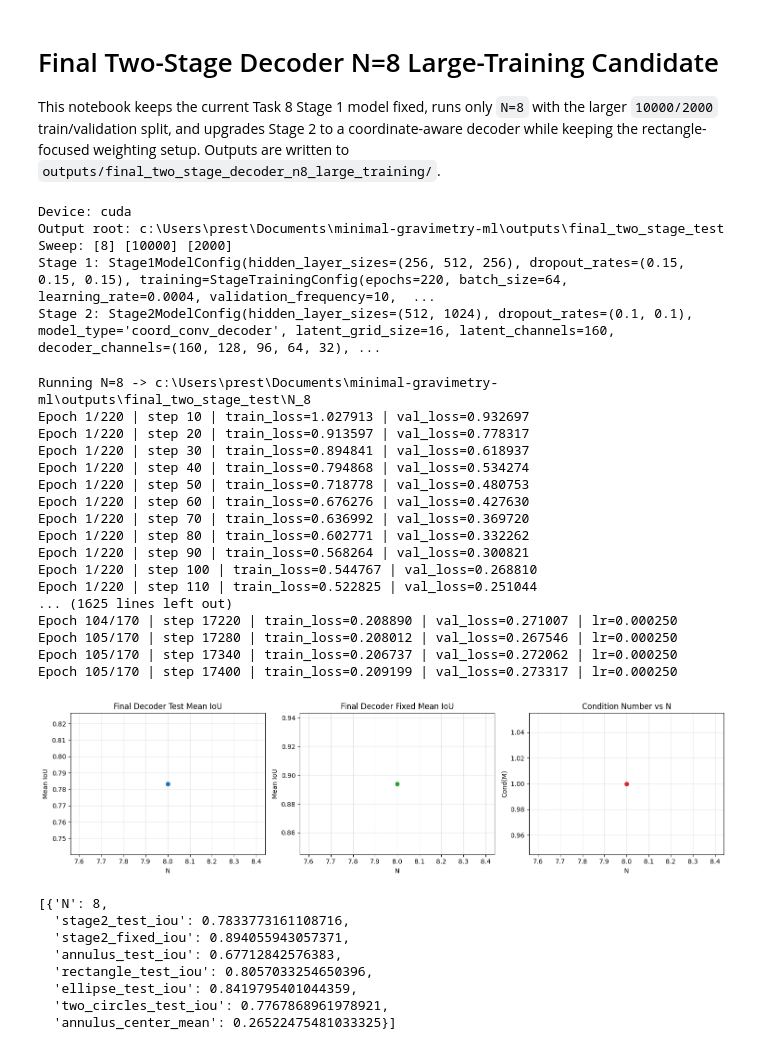
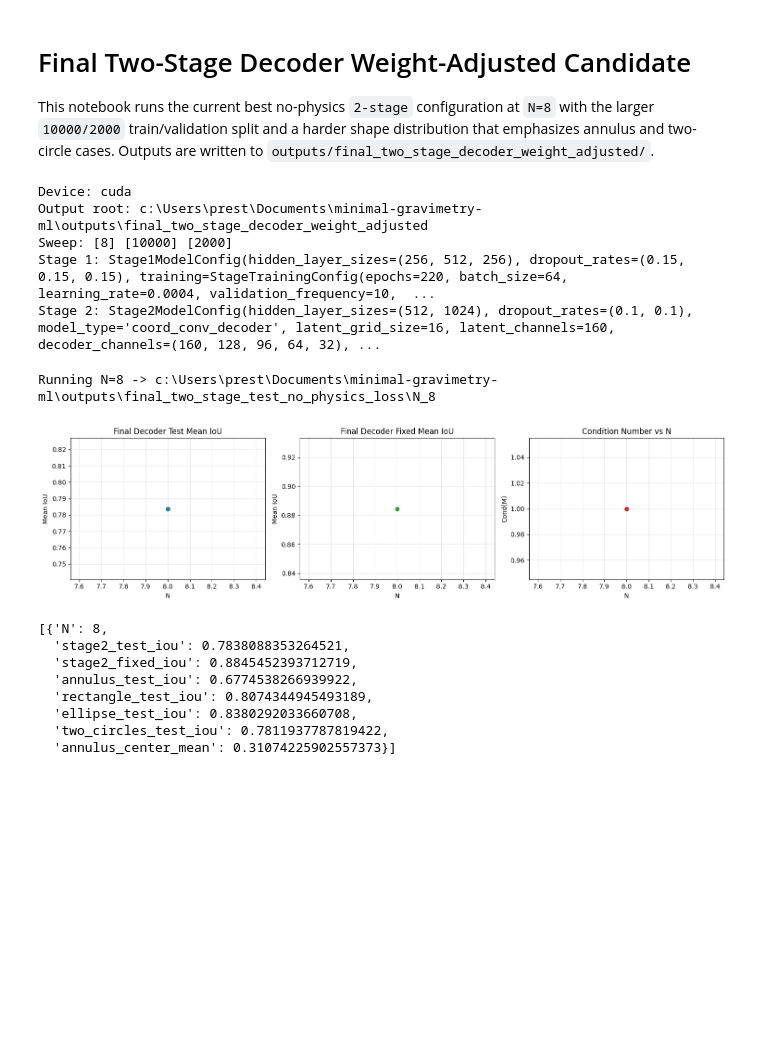
Before and after one commit to Iglooiscool/gravimetry_ml, a Jupyter notebook: notebooks/final candidate/final_two_stage_decoder.ipynb, the cells around one changed output. Cells and saved outputs as stored; diff of their text form; code cells hidden in the pictures; blank space fills up the shorter version.

Commit message:
more test models

```diff
--- a/notebooks/final candidate/final_two_stage_decoder.ipynb
+++ b/notebooks/final candidate/final_two_stage_decoder.ipynb
@@ -1,7 +1,7 @@
 # %% [markdown]
-# Final Two-Stage Decoder N=8 Large-Training Candidate
+# Final Two-Stage Decoder Weight-Adjusted Candidate
 
-This notebook keeps the current Task 8 Stage 1 model fixed, runs only `N=8` with the larger `10000/2000` train/validation split, and upgrades Stage 2 to a coordinate-aware decoder while keeping the rectangle-focused weighting setup. Outputs are written to `outputs/final_two_stage_decoder_n8_large_training/`.
+This notebook runs the current best no-physics `2-stage` configuration at `N=8` with the larger `10000/2000` train/validation split and a harder shape distribution that emphasizes annulus and two-circle cases. Outputs are written to `outputs/final_two_stage_decoder_weight_adjusted/`.
 # %%
 from __future__ import annotations
 
@@ -28,7 +28,7 @@ SEED = 42
 np.random.seed(SEED)
 set_torch_seed(SEED)
 
-OUTPUT_ROOT = ROOT / 'outputs' / 'final_two_stage_test'
+OUTPUT_ROOT = ROOT / 'outputs' / 'final_two_stage_decoder_weight_adjusted'
 OUTPUT_ROOT.mkdir(parents=True, exist_ok=True)
 
 N_values = [8]
@@ -43,13 +43,12 @@ stage1_config = Stage1ModelConfig(
         batch_size=64,
         learning_rate=0.0004,
         validation_frequency=10,
-        verbose=True,
+        verbose=False,
         early_stopping_patience=12,
         lr_drop_factor=0.5,
         lr_drop_period=60,
         weight_decay=0.00001,
         gradient_clip_norm=1.0,
-        measurement_loss_weight=0.05,
     ),
 )
 
@@ -72,7 +71,7 @@ stage2_config = Stage2ModelConfig(
         batch_size=96,
         learning_rate=0.0005,
         validation_frequency=60,
-        verbose=True,
+        verbose=False,
         early_stopping_patience=24,
         min_epochs=50,
         min_improvement=0.002,
@@ -109,7 +108,7 @@ def plot_history(history: dict, title: str, output_path: Path):
     plt.close(fig)
 # %% [output]
 Device: cuda
-Output root: c:\Users\prest\Documents\minimal-gravimetry-ml\outputs\final_two_stage_test
+Output root: c:\Users\prest\Documents\minimal-gravimetry-ml\outputs\final_two_stage_decoder_weight_adjusted
 Sweep: [8] [10000] [2000]
 Stage 1: Stage1ModelConfig(hidden_layer_sizes=(256, 512, 256), dropout_rates=(0.15, 0.15, 0.15), training=StageTrainingConfig(epochs=220, batch_size=64, learning_rate=0.0004, validation_frequency=10,  ...
 Stage 2: Stage2ModelConfig(hidden_layer_sizes=(512, 1024), dropout_rates=(0.1, 0.1), model_type='coord_conv_decoder', latent_grid_size=16, latent_channels=160, decoder_channels=(160, 128, 96, 64, 32), ...
@@ -127,10 +126,10 @@ def make_run_config(index: int, n_value: int) -> TwoStageRunConfig:
         noise_level=0.01,
         seed=SEED + index,
         training_shape_weights=(
-            ('rectangle', 0.30),
-            ('two_circles', 0.30),
-            ('annulus', 0.15),
-            ('ellipse', 0.15),
+            ('two_circles', 0.40),
+            ('annulus', 0.20),
+            ('rectangle', 0.20),
+            ('ellipse', 0.10),
             ('circle', 0.10),
         ),
         model=TwoStageStackConfig(stage1=stage1_config, stage2=stage2_config),
@@ -144,7 +143,7 @@ for index, n_value in enumerate(N_values):
     print(f'Running N={n_value} -> {run_config.run_output_dir}')
     summary = run_two_stage_once(run_config, device=DEVICE)
     plot_history(summary['stage1_history'], 'Task 8 Stage 1', run_config.run_output_dir / 'stage1_losses.png')
-    plot_history(summary['stage2_history'], 'Final Two-Stage Decoder N=8 Large Training', run_config.run_output_dir / 'general_losses.png')
+    plot_history(summary['stage2_history'], 'Final Two-Stage Decoder Weight Adjusted', run_config.run_output_dir / 'general_losses.png')
     sweep_rows.append(summary)
 
 with (OUTPUT_ROOT / 'sweep_summary.json').open('w', encoding='utf-8') as handle:
@@ -158,56 +157,40 @@ fig, axes = plt.subplots(1, 3, figsize=(15, 4))
 axes[0].plot(N_values, test_ious, marker='o')
 axes[0].set_title('Final Decoder Test Mean IoU')
 axes[0].set_xlabel('N')
 axes[0].set_ylabel('Mean IoU')
 axes[0].grid(True, alpha=0.3)
 axes[1].plot(N_values, fixed_ious, marker='o', color='tab:green')
 axes[1].set_title('Final Decoder Fixed Mean IoU')
 axes[1].set_xlabel('N')
 axes[1].set_ylabel('Mean IoU')
 axes[1].grid(True, alpha=0.3)
 axes[2].plot(N_values, condition_numbers, marker='o', color='tab:red')
 axes[2].set_title('Condition Number vs N')
 axes[2].set_xlabel('N')
 axes[2].set_ylabel('Cond(M)')
 axes[2].grid(True, alpha=0.3)
 fig.tight_layout()
 fig.savefig(OUTPUT_ROOT / 'sweep_plots.png', dpi=150, bbox_inches='tight')
 plt.show()
 
 [{
     'N': row['config']['N'],
     'stage2_test_iou': row['metrics']['stage2_test']['mean_iou'],
     'stage2_fixed_iou': row['metrics']['stage2_fixed']['mean_iou'],
     'annulus_test_iou': row['metrics_by_shape']['stage2_test']['annulus']['mean_iou'],
     'rectangle_test_iou': row['metrics_by_shape']['stage2_test']['rectangle']['mean_iou'],
     'ellipse_test_iou': row['metrics_by_shape']['stage2_test']['ellipse']['mean_iou'],
     'two_circles_test_iou': row['metrics_by_shape']['stage2_test']['two_circles']['mean_iou'],
     'annulus_center_mean': row['diagnostics']['annulus_center']['predicted_coefficients']['center_mean_probability'],
 } for row in sweep_rows]
 # %% [output]
-Running N=8 -> c:\Users\prest\Documents\minimal-gravimetry-ml\outputs\final_two_stage_test\N_8
-Epoch 1/220 | step 10 | train_loss=1.027913 | val_loss=0.932697
-Epoch 1/220 | step 20 | train_loss=0.913597 | val_loss=0.778317
-Epoch 1/220 | step 30 | train_loss=0.894841 | val_loss=0.618937
-Epoch 1/220 | step 40 | train_loss=0.794868 | val_loss=0.534274
-Epoch 1/220 | step 50 | train_loss=0.718778 | val_loss=0.480753
-Epoch 1/220 | step 60 | train_loss=0.676276 | val_loss=0.427630
-Epoch 1/220 | step 70 | train_loss=0.636992 | val_loss=0.369720
-Epoch 1/220 | step 80 | train_loss=0.602771 | val_loss=0.332262
-Epoch 1/220 | step 90 | train_loss=0.568264 | val_loss=0.300821
-Epoch 1/220 | step 100 | train_loss=0.544767 | val_loss=0.268810
-Epoch 1/220 | step 110 | train_loss=0.522825 | val_loss=0.251044
-... (1625 lines left out)
-Epoch 104/170 | step 17220 | train_loss=0.208890 | val_loss=0.271007 | lr=0.000250
-Epoch 105/170 | step 17280 | train_loss=0.208012 | val_loss=0.267546 | lr=0.000250
-Epoch 105/170 | step 17340 | train_loss=0.206737 | val_loss=0.272062 | lr=0.000250
-Epoch 105/170 | step 17400 | train_loss=0.209199 | val_loss=0.273317 | lr=0.000250
+Running N=8 -> c:\Users\prest\Documents\minimal-gravimetry-ml\outputs\final_two_stage_test_no_physics_loss\N_8
-[figure, old version]
+[figure, new version]
 [{'N': 8,
-  'stage2_test_iou': 0.7833773161108716,
-  'stage2_fixed_iou': 0.894055943057371,
-  'annulus_test_iou': 0.67712842576383,
-  'rectangle_test_iou': 0.8057033254650396,
-  'ellipse_test_iou': 0.8419795401044359,
-  'two_circles_test_iou': 0.7767868961978921,
-  'annulus_center_mean': 0.26522475481033325}]
+  'stage2_test_iou': 0.7838088353264521,
+  'stage2_fixed_iou': 0.8845452393712719,
+  'annulus_test_iou': 0.6774538266939922,
+  'rectangle_test_iou': 0.8074344945493189,
+  'ellipse_test_iou': 0.8380292033660708,
+  'two_circles_test_iou': 0.7811937787819422,
+  'annulus_center_mean': 0.31074225902557373}]
```
Also changed, not shown: 7 other files.
